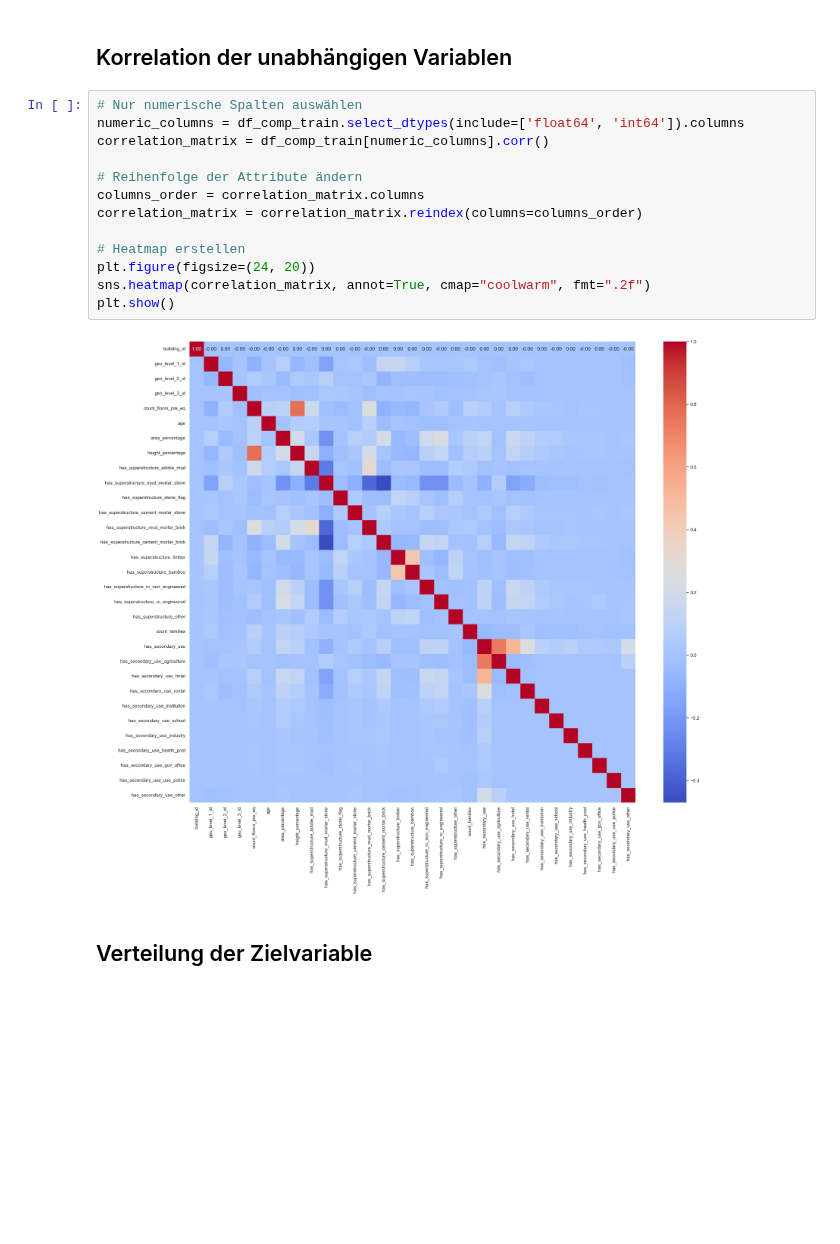
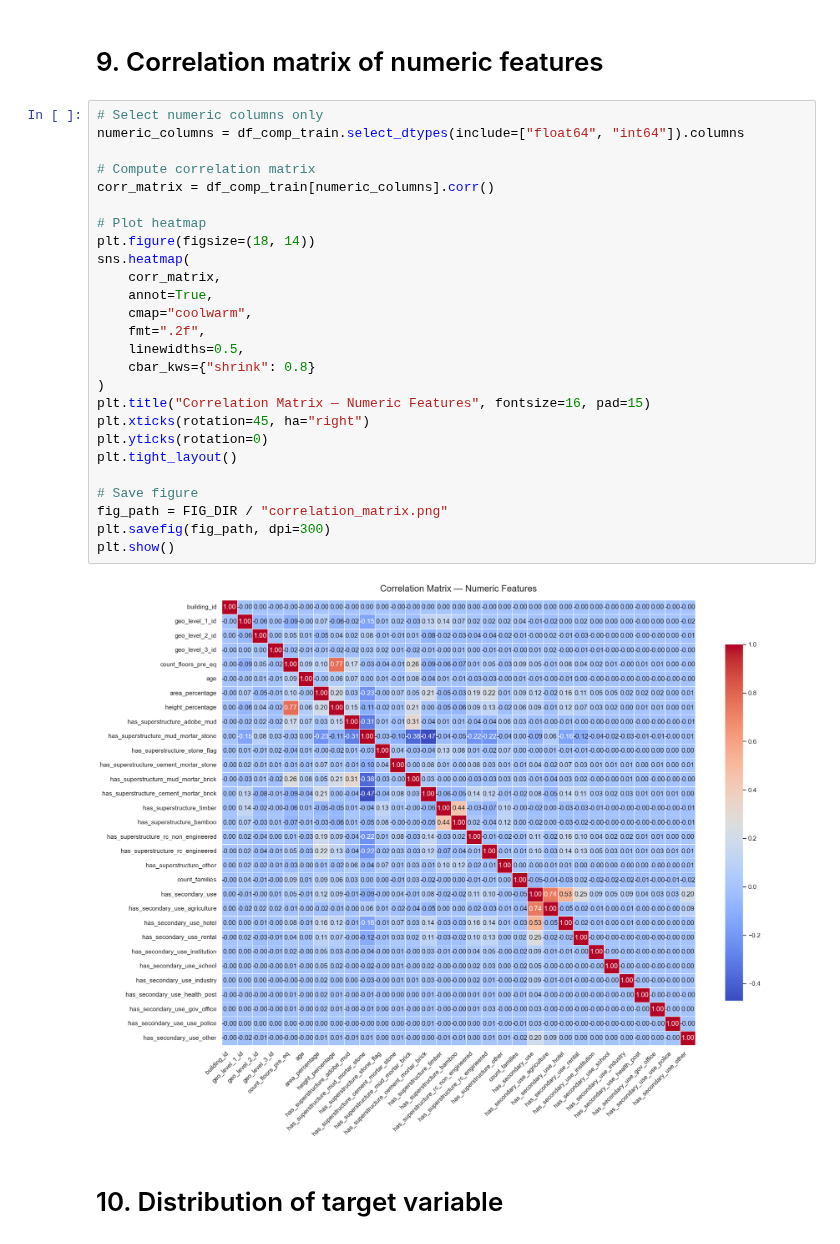
Before and after one commit to joscha-hillienhoff/earthquake-damage-ml, a Jupyter notebook: notebooks/data_understanding.ipynb, the cells around one changed output. Cells and saved outputs as stored; diff of their text form; blank space fills up the shorter version.

```diff
--- a/notebooks/data_understanding.ipynb
+++ b/notebooks/data_understanding.ipynb
@@ -284,21 +325,34 @@ plt.show()
 # %% [output]
 [figure]
 # %% [markdown]
-## Korrelation der unabhängigen Variablen
+# 9. Correlation matrix of numeric features
-# %%
-# Nur numerische Spalten auswählen
-numeric_columns = df_comp_train.select_dtypes(include=['float64', 'int64']).columns
-correlation_matrix = df_comp_train[numeric_columns].corr()
-
-# Reihenfolge der Attribute ändern
-columns_order = correlation_matrix.columns
-correlation_matrix = correlation_matrix.reindex(columns=columns_order)
-
-# Heatmap erstellen
-plt.figure(figsize=(24, 20))
-sns.heatmap(correlation_matrix, annot=True, cmap="coolwarm", fmt=".2f")
-plt.show()
-# %% [output]
-[figure, removed]
+# %%
+# Select numeric columns only
+numeric_columns = df_comp_train.select_dtypes(include=["float64", "int64"]).columns
+
+# Compute correlation matrix
+corr_matrix = df_comp_train[numeric_columns].corr()
+
+# Plot heatmap
+plt.figure(figsize=(18, 14))
+sns.heatmap(
+    corr_matrix,
+    annot=True,
+    cmap="coolwarm",
+    fmt=".2f",
+    linewidths=0.5,
+    cbar_kws={"shrink": 0.8}
+)
+plt.title("Correlation Matrix — Numeric Features", fontsize=16, pad=15)
+plt.xticks(rotation=45, ha="right")
+plt.yticks(rotation=0)
+plt.tight_layout()
+
+# Save figure
+fig_path = FIG_DIR / "correlation_matrix.png"
+plt.savefig(fig_path, dpi=300)
+plt.show()
+# %% [output]
+[figure, added]
 # %% [markdown]
-## Verteilung der Zielvariable
+# 10. Distribution of target variable
```
Also changed, not shown: parts of 49 cells of this notebook, 1 other file.
